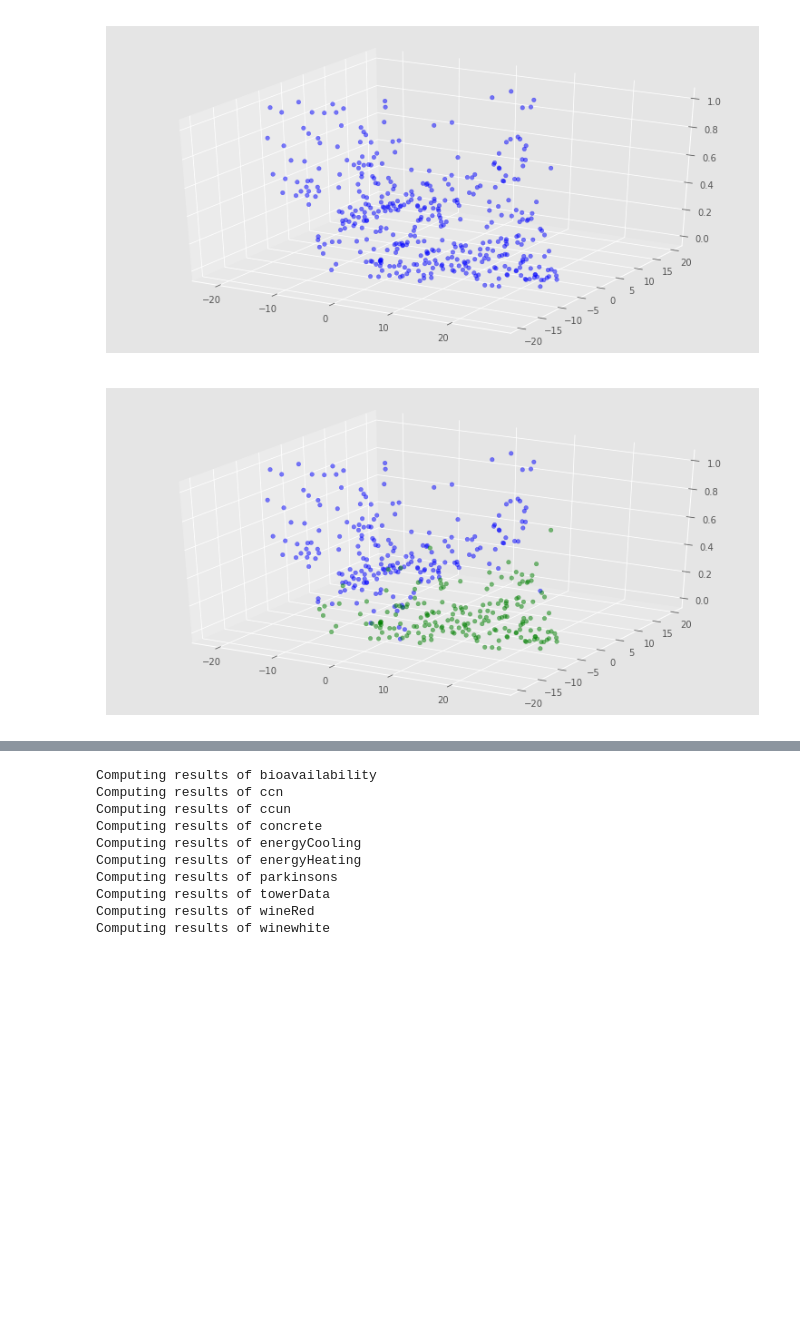
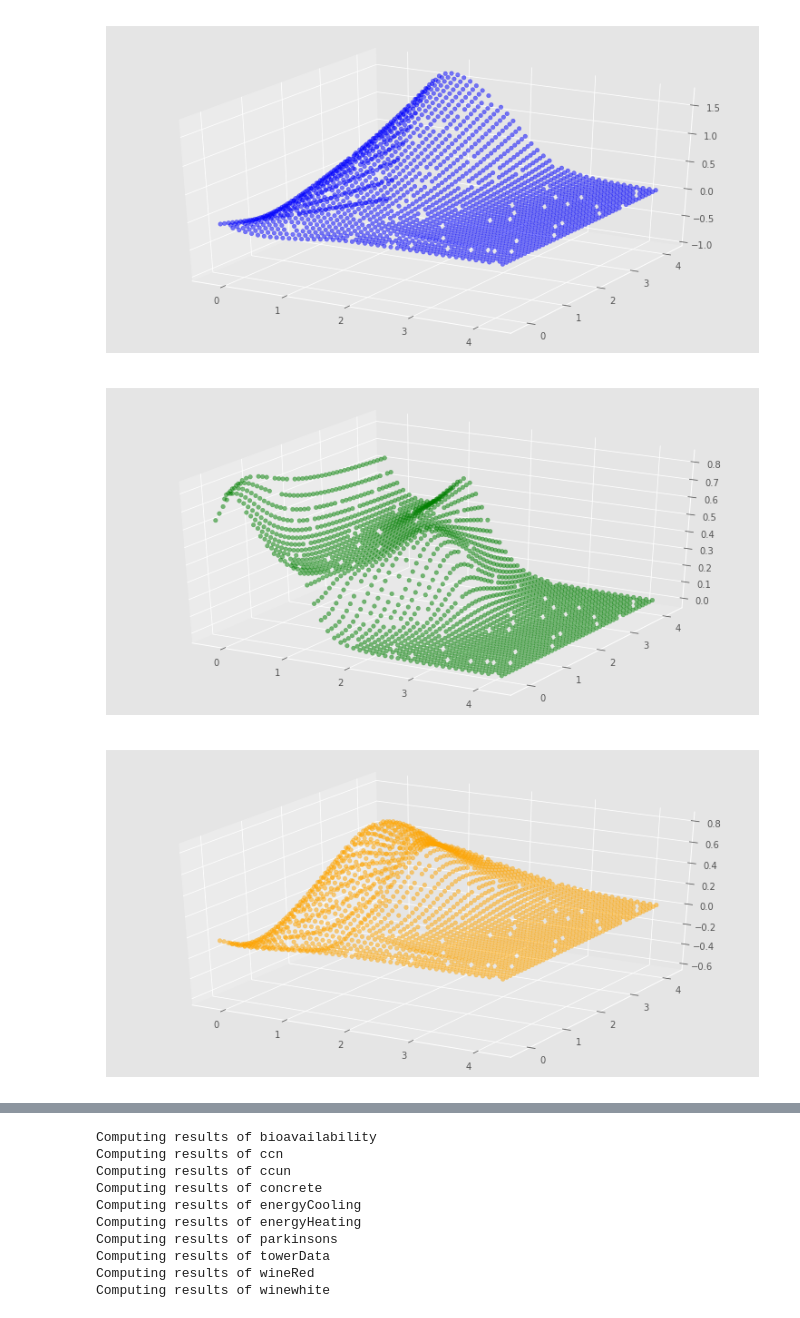
Before and after one commit to casadei/gsgp-gd, a Jupyter notebook: reports/meeting-4.ipynb, the cells around one changed output, grey strips where cells are left out. Saved outputs shown, nothing was run; the diff lists cells and outputs as text; code cells hidden in the pictures; blank space fills up the shorter version.

```diff
--- a/reports/meeting-4.ipynb
+++ b/reports/meeting-4.ipynb
@@ -4,10 +8,10 @@ CONSTANTS['SHOW_TITLE'] = False
+# %%
+render(RenderType.INDIVIDUALS, 'kernel-kmeans', 3, 'vladislavleva-1', DatasetType.TEST, CONSTANTS['COLORS'], 1)
+# %% [output]
+[figure, added]
+[figure, added]
+[figure, added]
 # %%
-render(RenderType.GROUPS, 'single-objective', 1, 'ccn', DatasetType.TEST, CONSTANTS['COLORS'], 1)
+render(RenderType.INDIVIDUALS, 'kmeans', 3, 'vladislavleva-1', DatasetType.TEST, CONSTANTS['COLORS'], 1)
-# %% [output]
-[figure, removed]
-# %%
-render(RenderType.GROUPS, 'kmeans', 2, 'ccn', DatasetType.TEST, CONSTANTS['COLORS'], 1)
-# %% [output]
-[figure, removed]
 # %%
 render(RenderType.FEEDBACK, 'kmeans', 2, 'ccn', DatasetType.TEST, CONSTANTS['COLORS'], 1)
```
Also changed, not shown: parts of 20 cells of this notebook, 7 other files.
